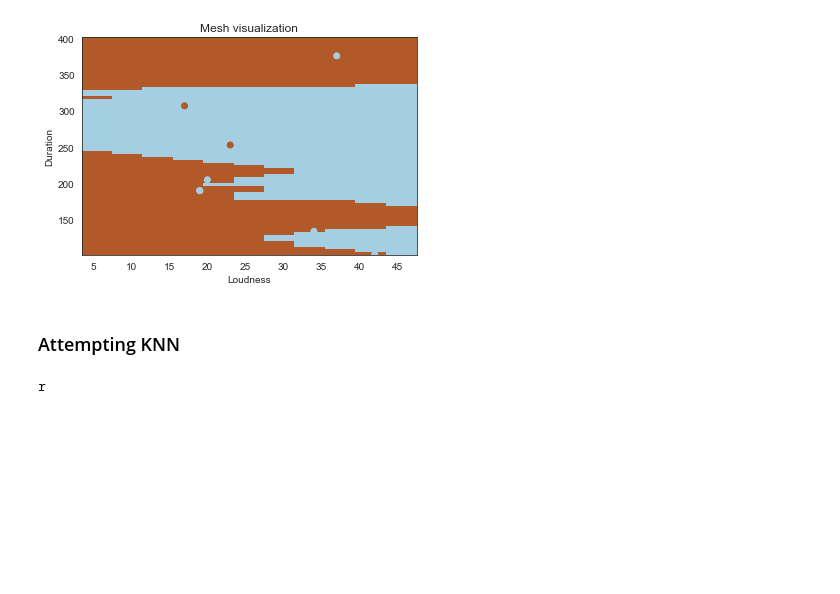
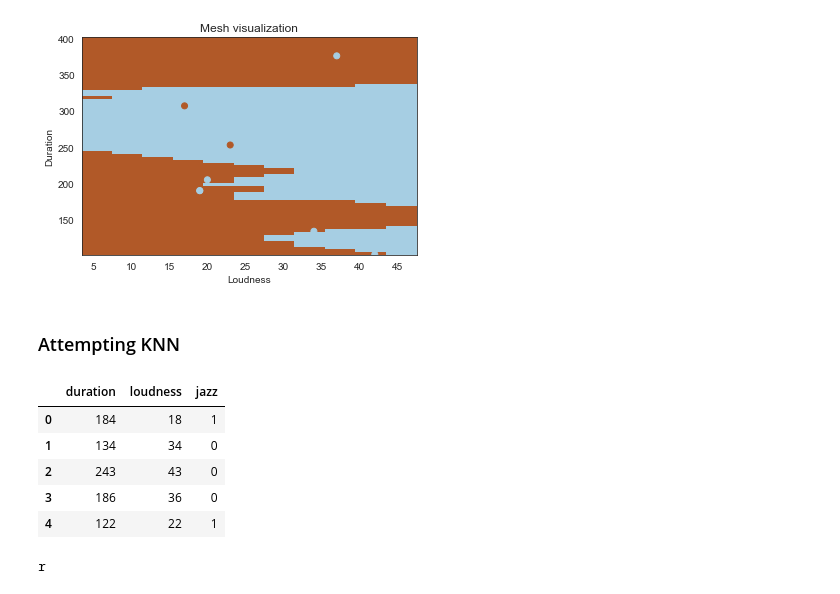
Before and after one commit to MitchellEwing/Drills, a Jupyter notebook: bootcamp/unit3/similarityModels/nearestNeighborAlgorithm.ipynb, the cells around one changed output. Cells and saved outputs as stored; diff of their text form; code cells hidden in the pictures; blank space fills up the shorter version.

```diff
--- a/bootcamp/unit3/similarityModels/nearestNeighborAlgorithm.ipynb
+++ b/bootcamp/unit3/similarityModels/nearestNeighborAlgorithm.ipynb
@@ -225,0 +218,11 @@ dataset = {'k':[[1,2],[2,3],[3,1],[7,7]],'r':[[6,5],[5,6],[8,6]]}
+# %%
+X = music[['loudness', 'duration']]
+Y = music.jazz
+music.head()
+# %% [output]
+|  | duration | loudness | jazz |
+| 0 | 184 | 18 | 1 |
+| 1 | 134 | 34 | 0 |
+| 2 | 243 | 43 | 0 |
+| 3 | 186 | 36 | 0 |
+| 4 | 122 | 22 | 1 |
@@ -226,7 +253,10 @@ dataset = {'k':[[1,2],[2,3],[3,1],[7,7]],'r':[[6,5],[5,6],[8,6]]}
 # %%
+import warnings
+from collections import Counter
+
+dataset = {'k':[[1,2],[2,3],[3,1],[7,7]],'r':[[6,5],[5,6],[8,6]]}
+
 def knn(dataset,predict,k=3):
-    if len(dataset) >= k:
-        warnings.warn('k should be smaller than size of dataset')
     distances = []
     for group in dataset:
         for features in dataset[group]:
@@ -235,9 +265,9 @@ def knn(dataset,predict,k=3):
     votes = [i[1] for i in sorted(distances)[:k]]
     prediction = Counter(votes).most_common(1)[0][0]
     return prediction
+
+predict = [5,7]
+p = knn(dataset,predict,k=3)
+print(p)
+# %% [output]
+r
-# %%
-predict = [5,7]
-p = knn(dataset,predict,k=3)
-print(p)
-# %% [output]
-r
```
Also changed, not shown: parts of 6 cells of this notebook.
